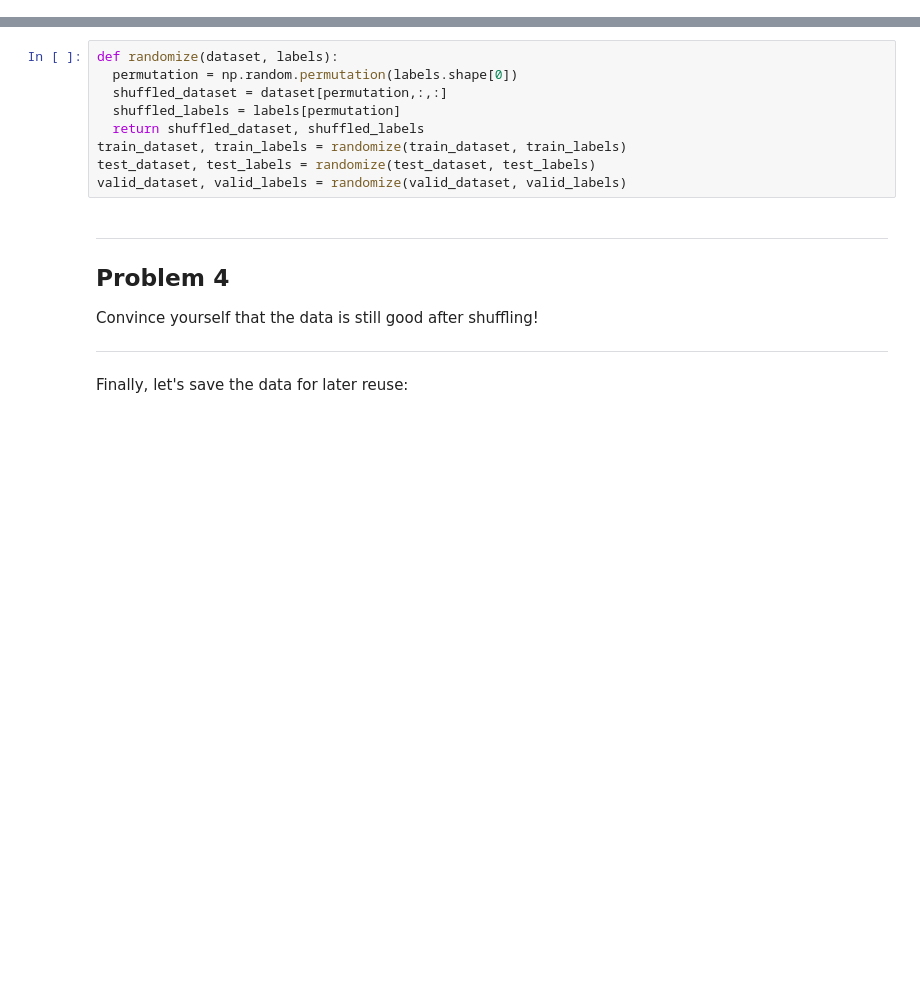
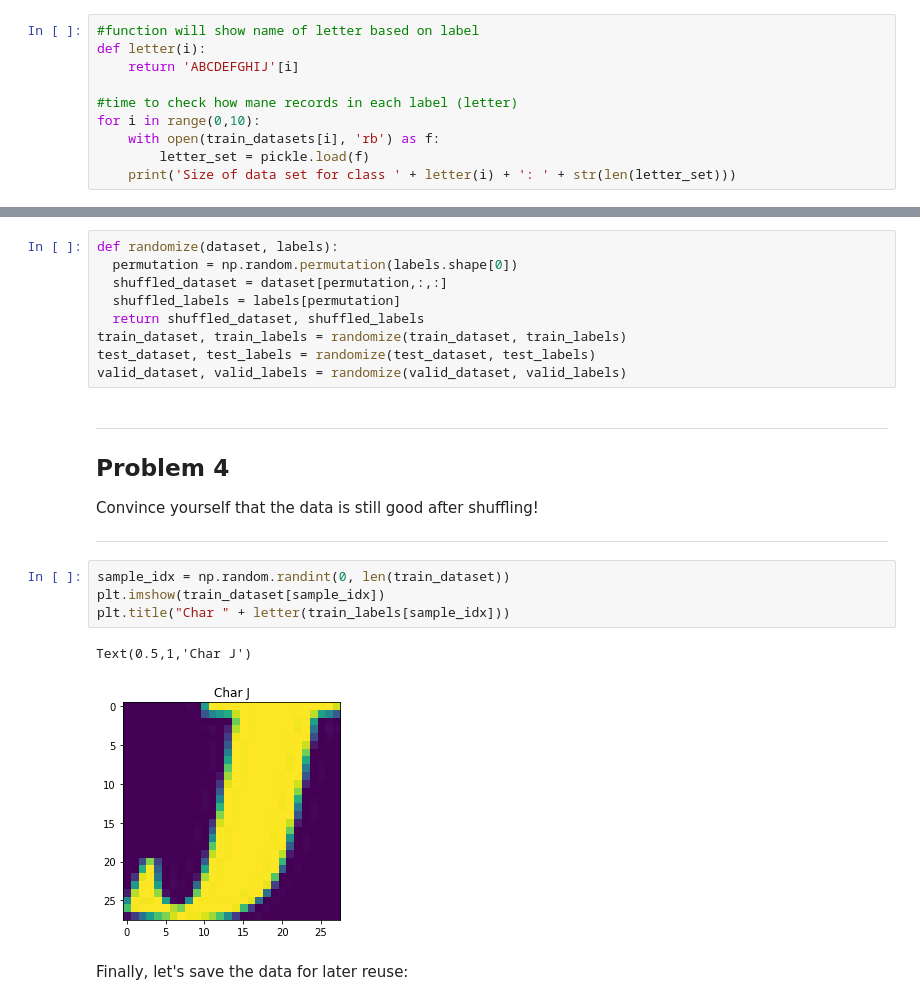
Before and after one commit to dario-pedro/tensorflow, a Jupyter notebook: tensorflow/examples/udacity/1_notmnist.ipynb, the cells around one changed output, grey strips where cells are left out. Saved outputs shown, nothing was run; the diff lists cells and outputs as text; blank space fills up the shorter version.

```diff
--- a/tensorflow/examples/udacity/1_notmnist.ipynb
+++ b/tensorflow/examples/udacity/1_notmnist.ipynb
@@ -206,3 +232,13 @@ Another check: we expect the data to be balanced across classes. Verify that.
 Merge and prune the training data as needed. Depending on your computer setup, you might not be able to fit it all in memory, and you can tune `train_size` as needed. The labels will be stored into a separate array of integers 0 through 9.
 
 Also create a validation dataset for hyperparameter tuning.
+# %%
+#function will show name of letter based on label
+def letter(i):
+    return 'ABCDEFGHIJ'[i]
+
+#time to check how mane records in each label (letter)
+for i in range(0,10):
+    with open(train_datasets[i], 'rb') as f:
+        letter_set = pickle.load(f)
+    print('Size of data set for class ' + letter(i) + ': ' + str(len(letter_set)))
@@ -283,6 +331,13 @@ Problem 4
 Convince yourself that the data is still good after shuffling!
 
 ---
+# %%
+sample_idx = np.random.randint(0, len(train_dataset))
+plt.imshow(train_dataset[sample_idx])
+plt.title("Char " + letter(train_labels[sample_idx]))
+# %% [output]
+Text(0.5,1,'Char J')
+[figure, added]
 # %% [markdown]
 Finally, let's save the data for later reuse:
 # %%
```
Also changed, not shown: parts of 13 cells of this notebook.
